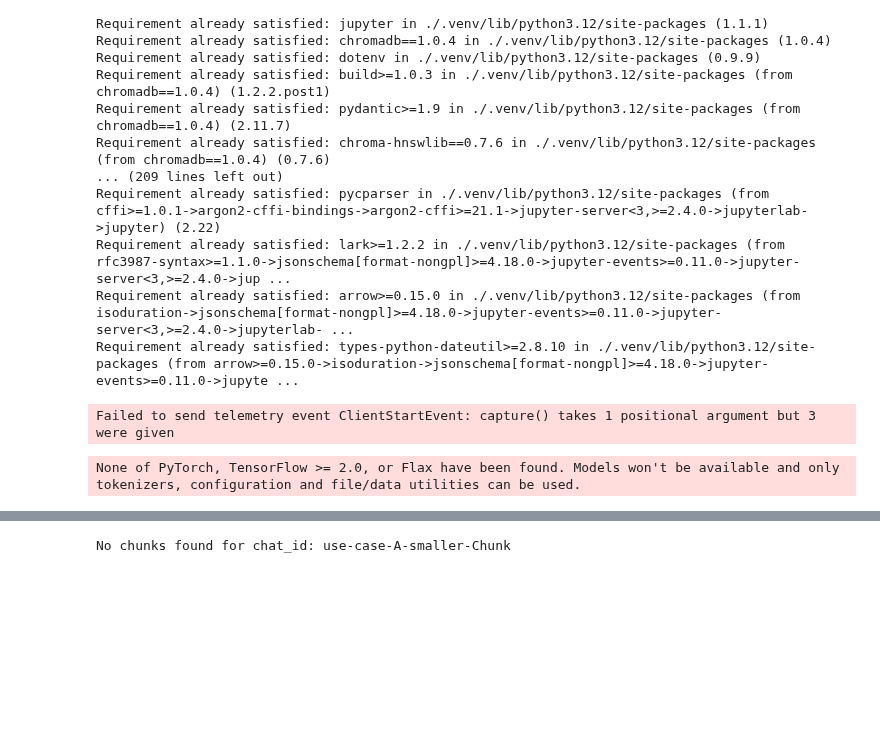
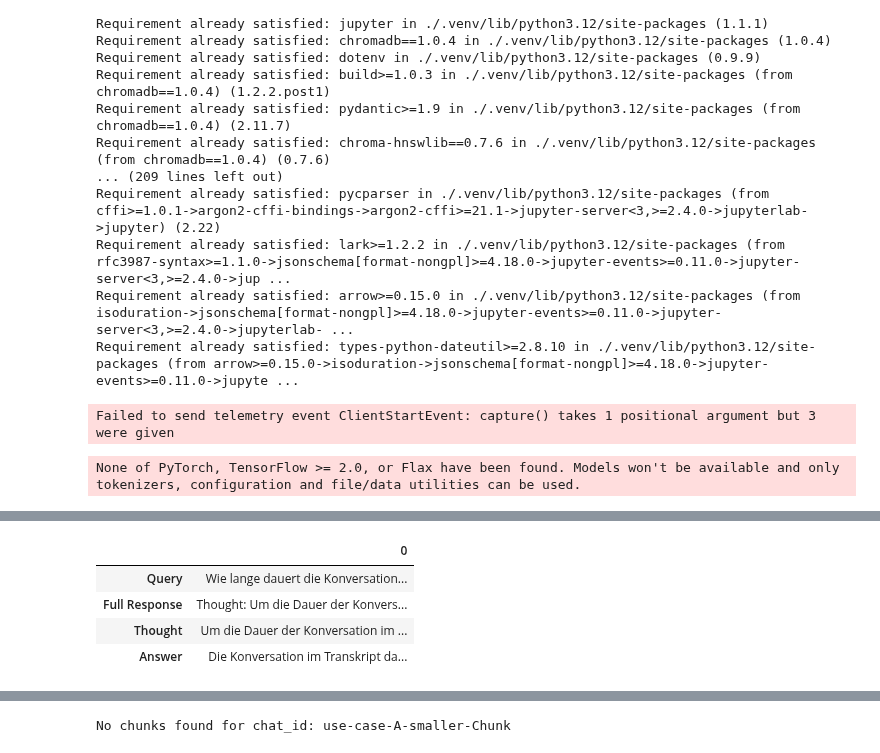
Before and after one commit to vuminhle1997/llama-rag, a Jupyter notebook: notebooks/[Use-Case-A]Classic-RAG.ipynb, the cells around one changed output, grey strips where cells are left out. Cells and saved outputs as stored; diff of their text form; code cells hidden in the pictures; blank space fills up the shorter version.

```diff
--- a/notebooks/[Use-Case-A]Classic-RAG.ipynb
+++ b/notebooks/[Use-Case-A]Classic-RAG.ipynb
@@ -397,0 +455,4 @@ Wall time: 7.09 ms
+# %%
+query = "Wie lange dauert die Konversation in dem Transkript?"
+agent.run(query, ctx=ctx, memory=chat_memory)
+full_text_response = await stream_and_time(handler)
@@ -397,0 +478,38 @@ Wall time: 7.09 ms
+# %%
+%%time
+
+import pandas as pd
+from IPython.display import display
+
+pd.set_option('display.max_colwidth', None)
+
+# Split the response into thought and answer
+thought = ""
+answer = ""
+if "Thought:" in full_text_response and "Answer:" in full_text_response:
+    parts = full_text_response.split("Answer:", 1)
+    if len(parts) > 1:
+        thought = parts[0].replace("Thought:", "").strip()
+        answer = parts[1].strip()
+
+# Create DataFrame with all columns
+data = {
+    "Query": [query],
+    "Full Response": [full_text_response],
+    "Thought": [thought],
+    "Answer": [answer]
+}
+df = pd.DataFrame(data).T
+
+# Formatting response
+display(df.style.set_properties(**{
+    'white-space': 'pre-wrap',
+    'text-align': 'left',
+    'font-family': 'monospace',
+}))
+# %% [output]
+|  | 0 |
+| Query | Wie lange dauert die Konversation... |
+| Full Response | Thought: Um die Dauer der Konvers... |
+| Thought | Um die Dauer der Konversation im ... |
+| Answer | Die Konversation im Transkript da... |
```
Also changed, not shown: parts of 28 cells of this notebook.
